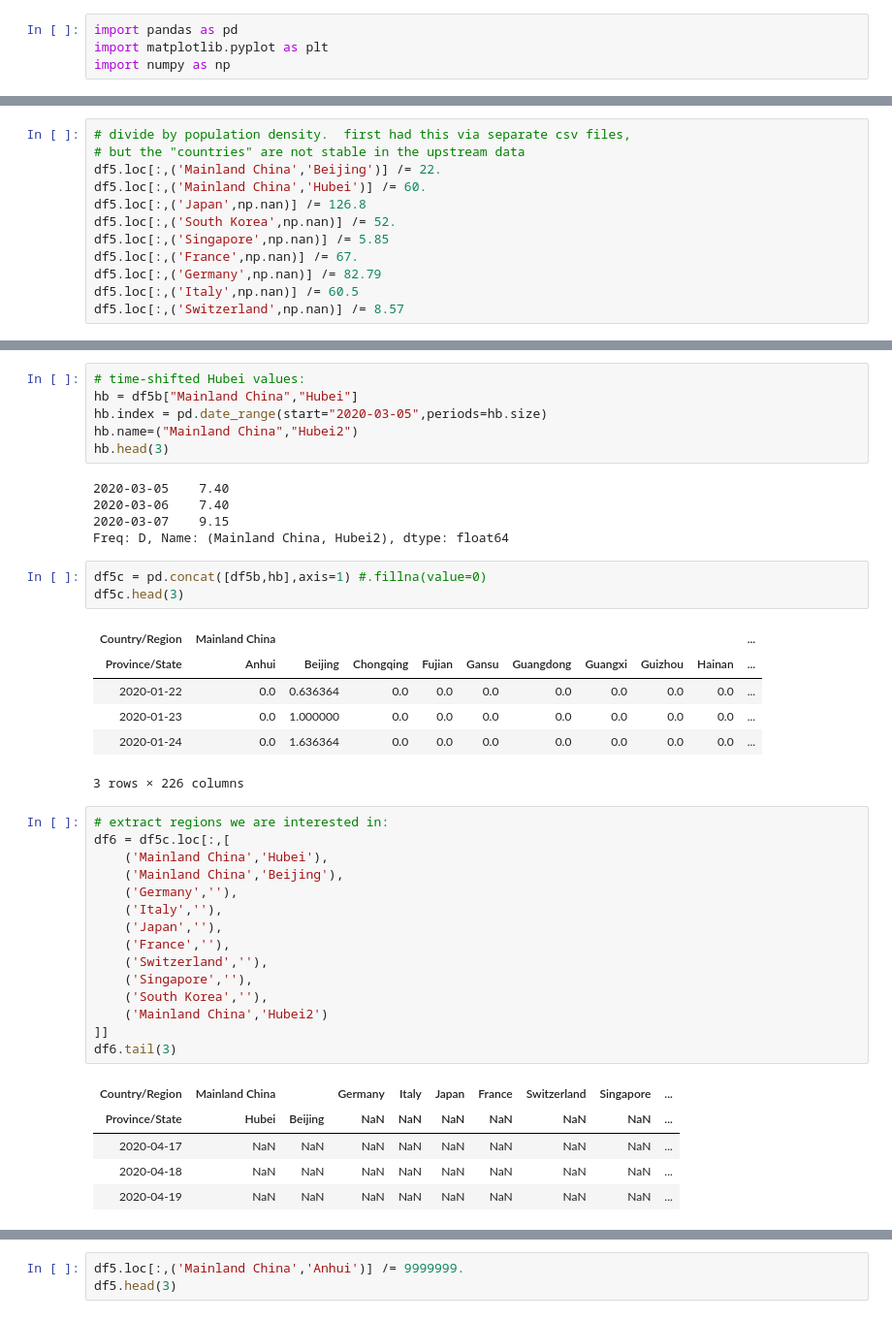
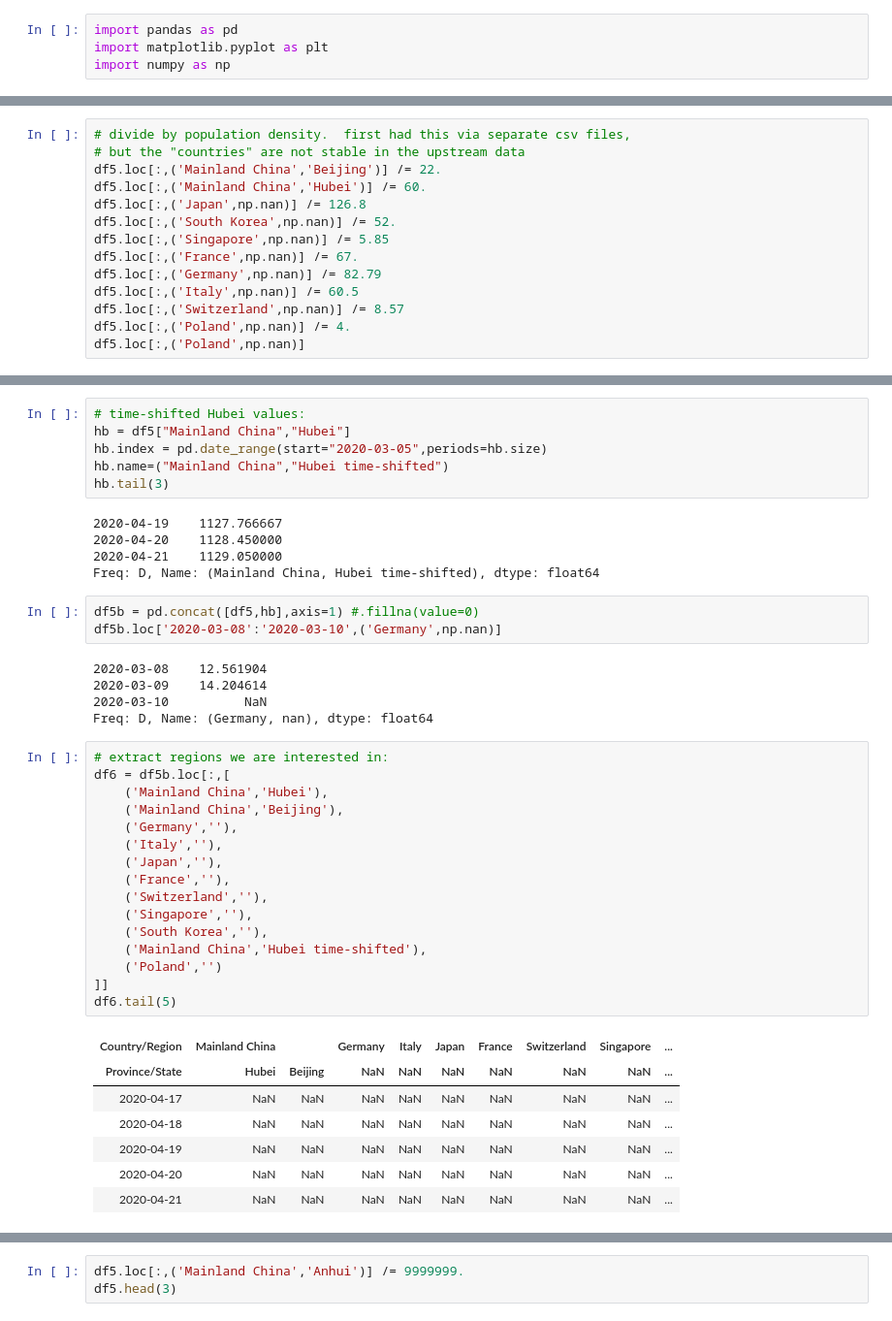
Before and after one commit to matsim-vsp/COVID-19, a Jupyter notebook: csse_covid_19_data/csse_covid_19_time_series/Untitled.ipynb, the cells around one changed output, grey strips where cells are left out. Shown at 97% size. Saved outputs shown, nothing was run; the diff lists cells and outputs as text.

```diff
--- a/csse_covid_19_data/csse_covid_19_time_series/Untitled.ipynb
+++ b/csse_covid_19_data/csse_covid_19_time_series/Untitled.ipynb
@@ -105,3 +116,5 @@ df5.loc[:,('France',np.nan)] /= 67.
 df5.loc[:,('Germany',np.nan)] /= 82.79
 df5.loc[:,('Italy',np.nan)] /= 60.5
 df5.loc[:,('Switzerland',np.nan)] /= 8.57
+df5.loc[:,('Poland',np.nan)] /= 4.
+df5.loc[:,('Poland',np.nan)]
@@ -108,45 +139,46 @@ df5.loc[:,('Switzerland',np.nan)] /= 8.57
 # %%
 # time-shifted Hubei values:
-hb = df5b["Mainland China","Hubei"]
+hb = df5["Mainland China","Hubei"]
 hb.index = pd.date_range(start="2020-03-05",periods=hb.size)
-hb.name=("Mainland China","Hubei2")
-hb.head(3)
+hb.name=("Mainland China","Hubei time-shifted")
+hb.tail(3)
 # %% [output]
-2020-03-05    7.40
-2020-03-06    7.40
-2020-03-07    9.15
-Freq: D, Name: (Mainland China, Hubei2), dtype: float64
+2020-04-19    1127.766667
+2020-04-20    1128.450000
+2020-04-21    1129.050000
+Freq: D, Name: (Mainland China, Hubei time-shifted), dtype: float64
 # %%
-df5c = pd.concat([df5b,hb],axis=1) #.fillna(value=0)
-df5c.head(3)
+df5b = pd.concat([df5,hb],axis=1) #.fillna(value=0)
+df5b.loc['2020-03-08':'2020-03-10',('Germany',np.nan)]
 # %% [output]
-| Country/Region | Mainland China |  |  |  |  |  |  |  |  | ... |
-| Province/State | Anhui | Beijing | Chongqing | Fujian | Gansu | Guangdong | Guangxi | Guizhou | Hainan | ... |
-| 2020-01-22 | 0.0 | 0.636364 | 0.0 | 0.0 | 0.0 | 0.0 | 0.0 | 0.0 | 0.0 | ... |
-| 2020-01-23 | 0.0 | 1.000000 | 0.0 | 0.0 | 0.0 | 0.0 | 0.0 | 0.0 | 0.0 | ... |
-| 2020-01-24 | 0.0 | 1.636364 | 0.0 | 0.0 | 0.0 | 0.0 | 0.0 | 0.0 | 0.0 | ... |
-3 rows × 226 columns
+2020-03-08    12.561904
+2020-03-09    14.204614
+2020-03-10          NaN
+Freq: D, Name: (Germany, nan), dtype: float64
 # %%
 # extract regions we are interested in:
-df6 = df5c.loc[:,[
+df6 = df5b.loc[:,[
     ('Mainland China','Hubei'),
     ('Mainland China','Beijing'),
     ('Germany',''),
     ('Italy',''),
     ('Japan',''),
     ('France',''),
     ('Switzerland',''),
     ('Singapore',''),
     ('South Korea',''),
-    ('Mainland China','Hubei2')
+    ('Mainland China','Hubei time-shifted'),
+    ('Poland','')
 ]]
-df6.tail(3)
+df6.tail(5)
 # %% [output]
 | Country/Region | Mainland China |  | Germany | Italy | Japan | France | Switzerland | Singapore | ... |
 | Province/State | Hubei | Beijing | NaN | NaN | NaN | NaN | NaN | NaN | ... |
 | 2020-04-17 | NaN | NaN | NaN | NaN | NaN | NaN | NaN | NaN | ... |
 | 2020-04-18 | NaN | NaN | NaN | NaN | NaN | NaN | NaN | NaN | ... |
 | 2020-04-19 | NaN | NaN | NaN | NaN | NaN | NaN | NaN | NaN | ... |
+| 2020-04-20 | NaN | NaN | NaN | NaN | NaN | NaN | NaN | NaN | ... |
+| 2020-04-21 | NaN | NaN | NaN | NaN | NaN | NaN | NaN | NaN | ... |
 # %%
 plt.close('all')
 plt.rcParams['figure.figsize']=[12,7]
```
Also changed, not shown: parts of 13 cells of this notebook.
